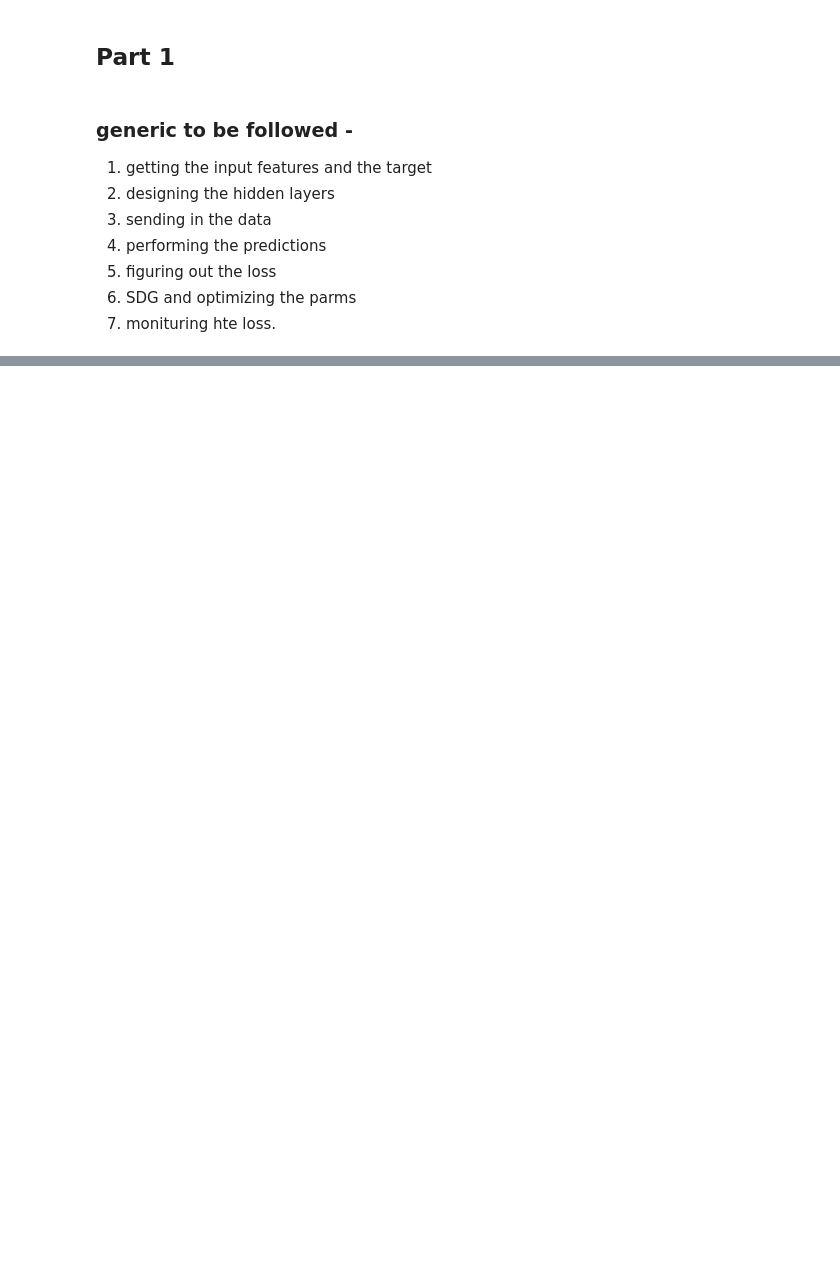
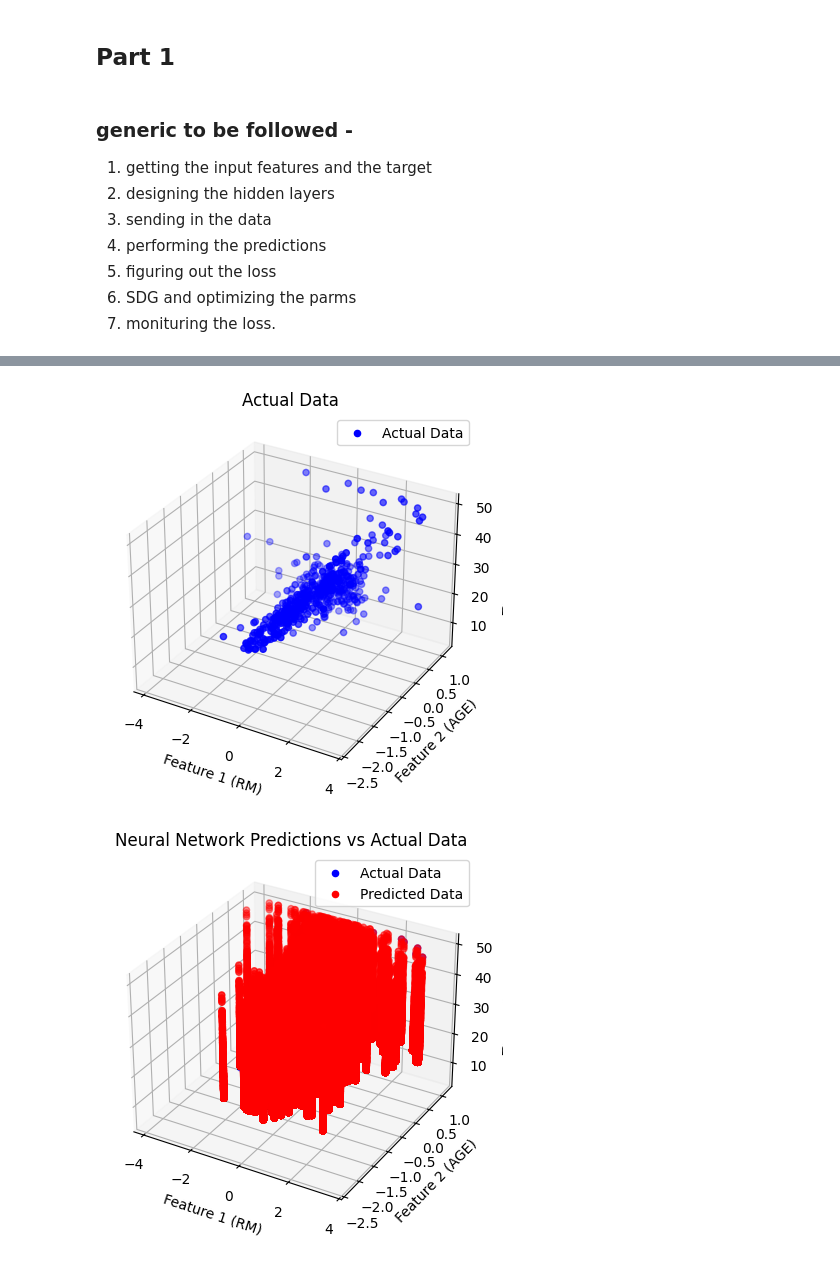
Before and after one commit to sonjaove/IISERB-ML-DL-course, a Jupyter notebook: answers/assignment_7_vedanshi.ipynb, the cells around one changed output, grey strips where cells are left out. Saved outputs shown, nothing was run; the diff lists cells and outputs as text; code cells hidden in the pictures; blank space fills up the shorter version.

```diff
--- a/answers/assignment_7_vedanshi.ipynb
+++ b/answers/assignment_7_vedanshi.ipynb
@@ -8,6 +8,6 @@
 4. performing the predictions
 5. figuring out the loss
 6. SDG and optimizing the parms
-7. monituring hte loss.
+7. monituring the loss.
 # %%
 import numpy as np
@@ -70 +73,20 @@ class ANN_from_scratch():
         plt.show()
+# %%
+import pandas as pd
+from sklearn.preprocessing import StandardScaler
+# Load the dataset, boston housing data
+url = "https://archive.ics.uci.edu/ml/machine-learning-databases/housing/housing.data"
+column_names = [
+    'CRIM', 'ZN', 'INDUS', 'CHAS', 'NOX', 'RM', 'AGE', 'DIS', 'RAD', 'TAX',
+    'PTRATIO', 'B', 'LSTAT', 'MEDV'
+]
+df = pd.read_csv(url, delim_whitespace=True, names=column_names)
+scale=StandardScaler()
+features = ['RM', 'AGE']  # Use multiple features
+X = scale.fit_transform(df[features].values)
+Y= df['MEDV'].values  # The target values (house prices)
+# %%
+#with one neuron, 2 features and relu activation - this is the actual task 1 rest is just playing around with different numbers and functios.
+ann1=ANN_from_scratch(X,Y)
+ann1.ann()
+# %% [output]
@@ -70,0 +103,2 @@ class ANN_from_scratch():
+[figure, added]
+[figure, added]
```
Also changed, not shown: parts of 18 cells of this notebook, 11 other files.
